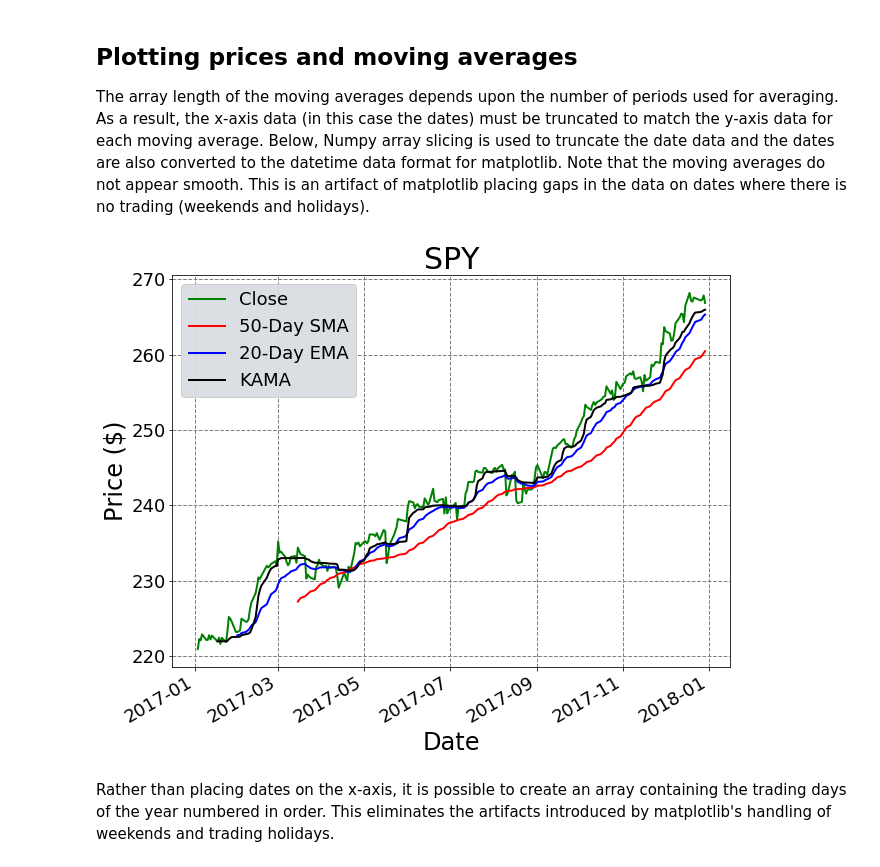
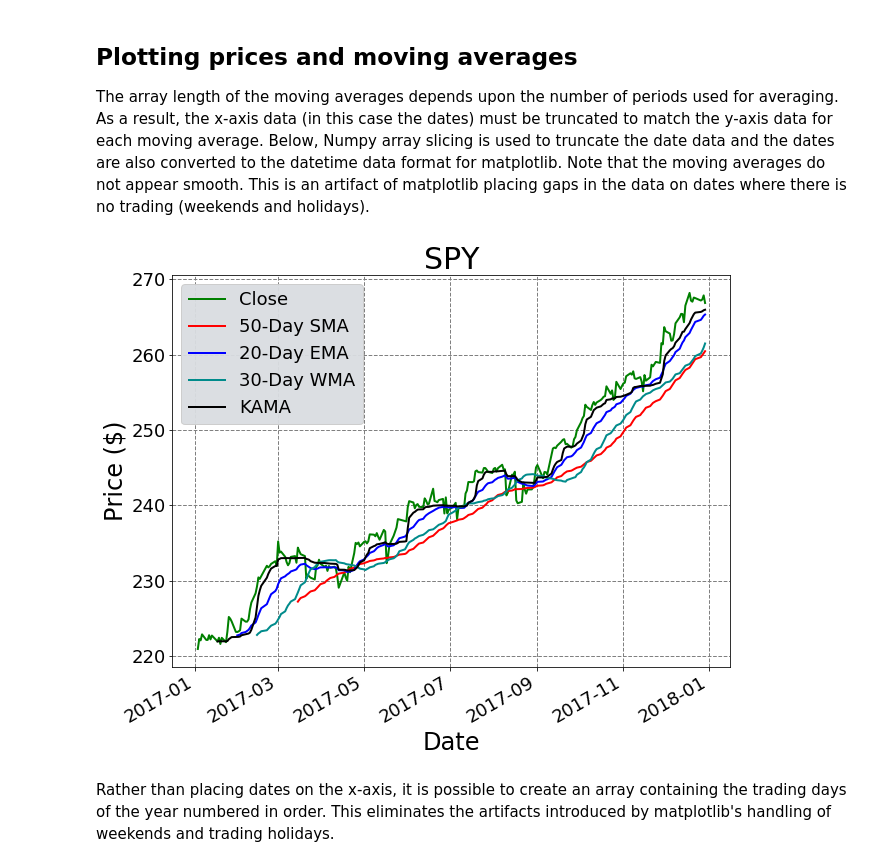
Before and after one commit to mzyates/techindicators, a Jupyter notebook: example_notebook.ipynb, the cells around one changed output. Drawn from its saved outputs; the diff is of its cells as text; code cells hidden in the pictures.

```diff
--- a/example_notebook.ipynb
+++ b/example_notebook.ipynb
@@ -30,6 +30,7 @@ The 50 day simple moving average, 20 day exponential moving average, and 10,2,30
 # %%
 sma50 = sma(sd_close,50) # calculate 50 day SMA of closing price
 ema20 = ema(sd_close,20) # calculate 20 day EMA of closing price
+wma30 = wma(sd_close,30) # calculated 30 day WMA of closing price
 kama_sd = kama(sd_close,10,2,30) # calculate standard Kaufman adaptive moving average
 # %% [markdown]
 ## Plotting prices and moving averages
@@ -38,21 +39,22 @@ The array length of the moving averages depends upon the number of periods used
 # %%
 # plot daily closing price of SPY along with 50-day SMA, 20-day EMA, and KAMA
 fig, ax = plt.subplots(figsize=(10,8))
 ax.plot(sd_dates.astype(datetime),sd_close,color='green',lw=2,label="Close")
 ax.plot(sd_dates[len(sd_dates)-len(sma50):].astype(datetime),sma50,color='red',lw=2,label='50-Day SMA')
 ax.plot(sd_dates[len(sd_dates)-len(ema20):].astype(datetime),ema20,color='blue',lw=2,label='20-Day EMA')
+ax.plot(sd_dates[len(sd_dates)-len(wma30):].astype(datetime),wma30,color='darkcyan',lw=2,label='30-Day WMA')
 ax.plot(sd_dates[len(sd_dates)-len(kama_sd):].astype(datetime),kama_sd,color='black',lw=2,label='KAMA')
 ax.set_title(ticker,fontsize=30)
 ax.set_xlabel('Date',fontsize=24)
 ax.set_ylabel('Price ($)',fontsize=24)
 ax.legend(loc='best', frameon=True, fancybox=True, framealpha=0.95, fontsize=18, facecolor='#D9DDE1')
 fig.autofmt_xdate()
 ax.grid(color='gray', linestyle='--', linewidth=1)
 plt.yticks(fontsize=18)
 plt.xticks(fontsize=18)
 plt.show()
 # %% [output]
-[figure, old version]
+[figure, new version]
 # %% [markdown]
 Rather than placing dates on the x-axis, it is possible to create an array containing the trading days of the year numbered in order.  This eliminates the artifacts introduced by matplotlib's handling of weekends and trading holidays.
 # %%
```
Also changed, not shown: parts of 1 cell of this notebook.
